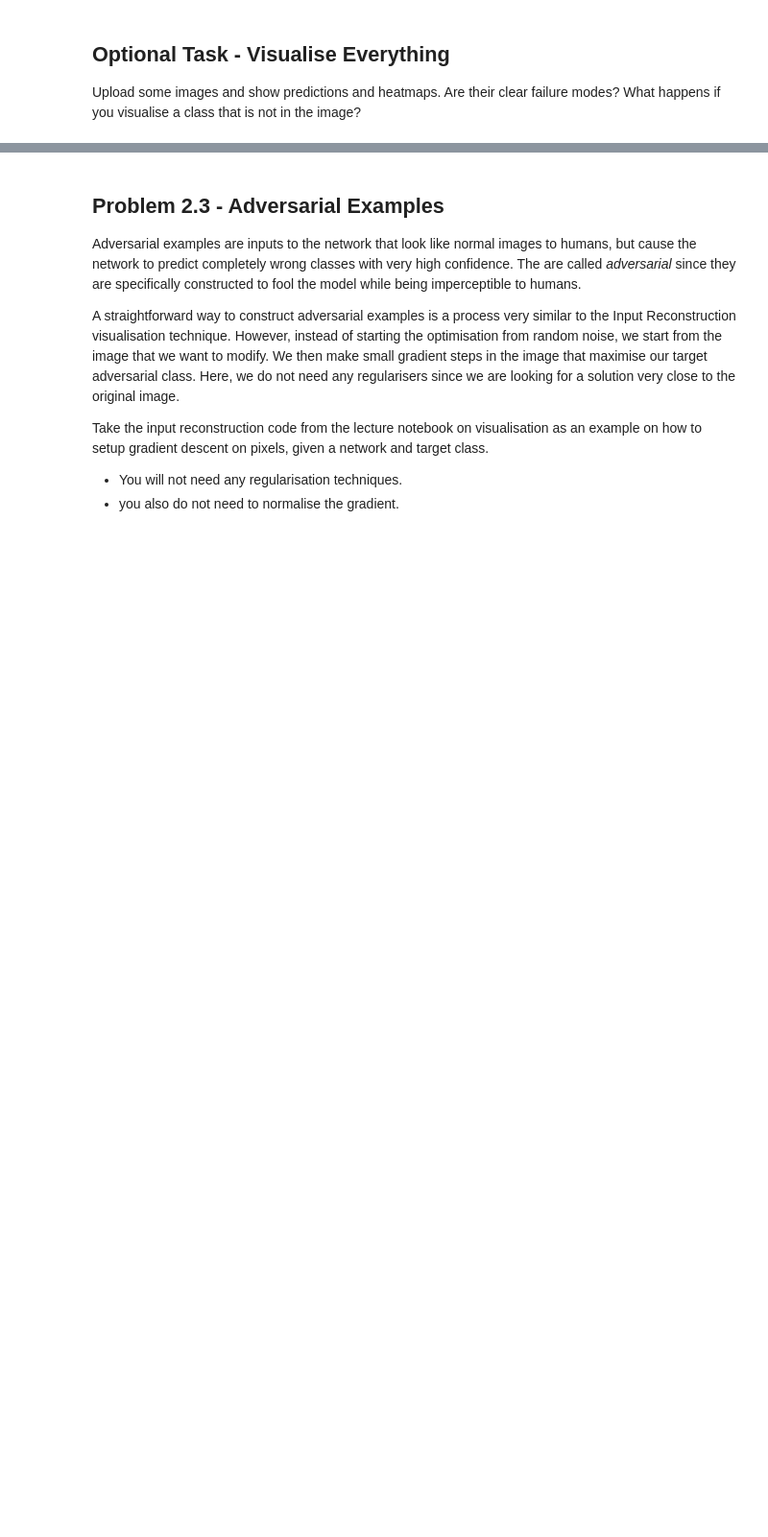
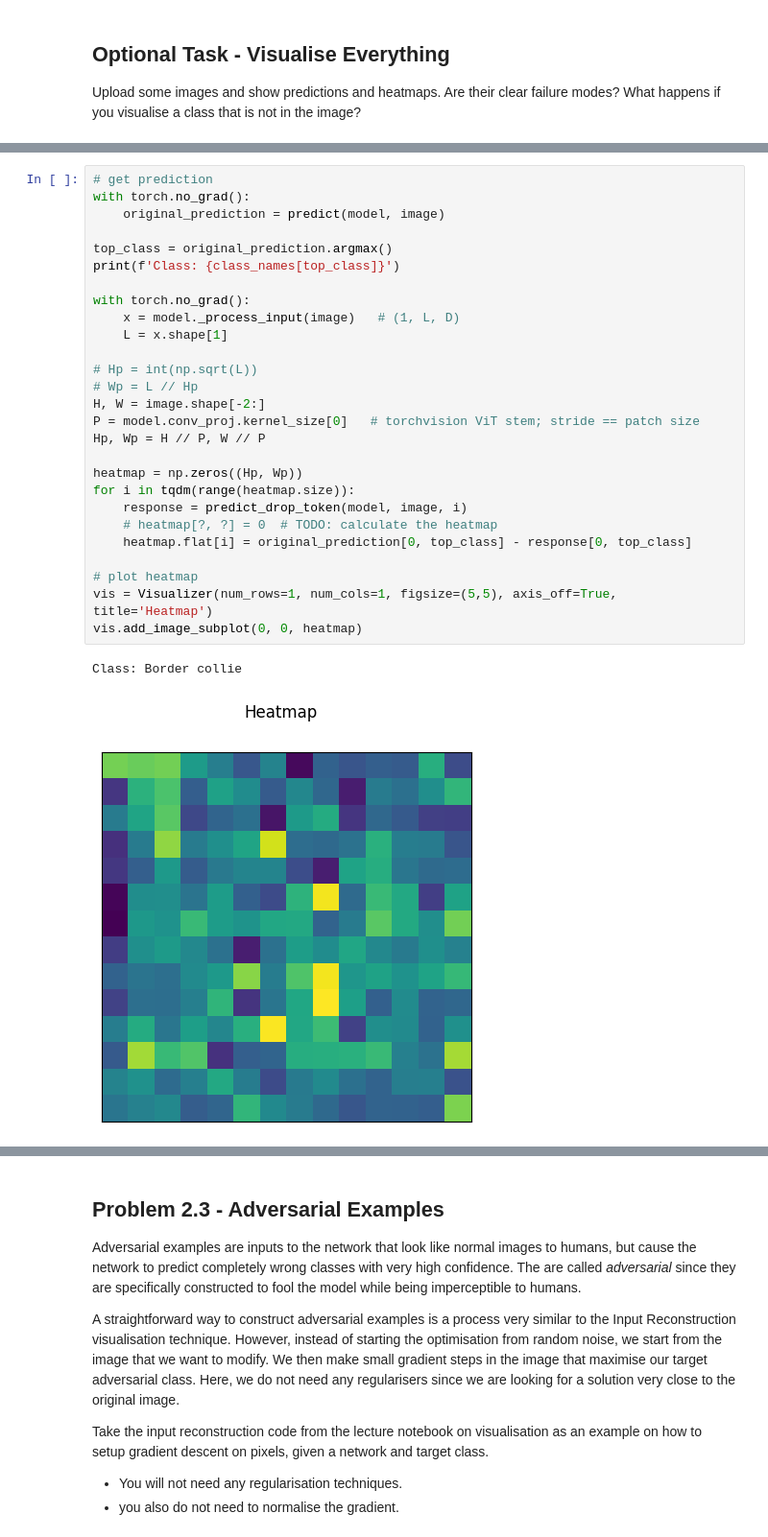
Before and after one commit to BrindanYasodaran/CVIS-oxford, a Jupyter notebook: practical2.ipynb, the cells around one changed output, grey strips where cells are left out. Shown at 96% size. Drawn from its saved outputs; the diff is of its cells as text; blank space fills up the shorter version.

```diff
--- a/practical2.ipynb
+++ b/practical2.ipynb
@@ -624,0 +646,30 @@ Upload some images and show predictions and heatmaps. Are their clear failure mo
+# %%
+# get prediction
+with torch.no_grad():
+    original_prediction = predict(model, image)
+
+top_class = original_prediction.argmax()
+print(f'Class: {class_names[top_class]}')
+
+with torch.no_grad():
+    x = model._process_input(image)   # (1, L, D)
+    L = x.shape[1]
+
+# Hp = int(np.sqrt(L))
+# Wp = L // Hp
+H, W = image.shape[-2:]
+P = model.conv_proj.kernel_size[0]   # torchvision ViT stem; stride == patch size
+Hp, Wp = H // P, W // P
+
+heatmap = np.zeros((Hp, Wp))
+for i in tqdm(range(heatmap.size)):
+    response = predict_drop_token(model, image, i)
+    # heatmap[?, ?] = 0  # TODO: calculate the heatmap
+    heatmap.flat[i] = original_prediction[0, top_class] - response[0, top_class]
+
+# plot heatmap
+vis = Visualizer(num_rows=1, num_cols=1, figsize=(5,5), axis_off=True, title='Heatmap')
+vis.add_image_subplot(0, 0, heatmap)
+# %% [output]
+Class: Border collie
+[figure, added]
```
Also changed, not shown: parts of 4 cells of this notebook.
